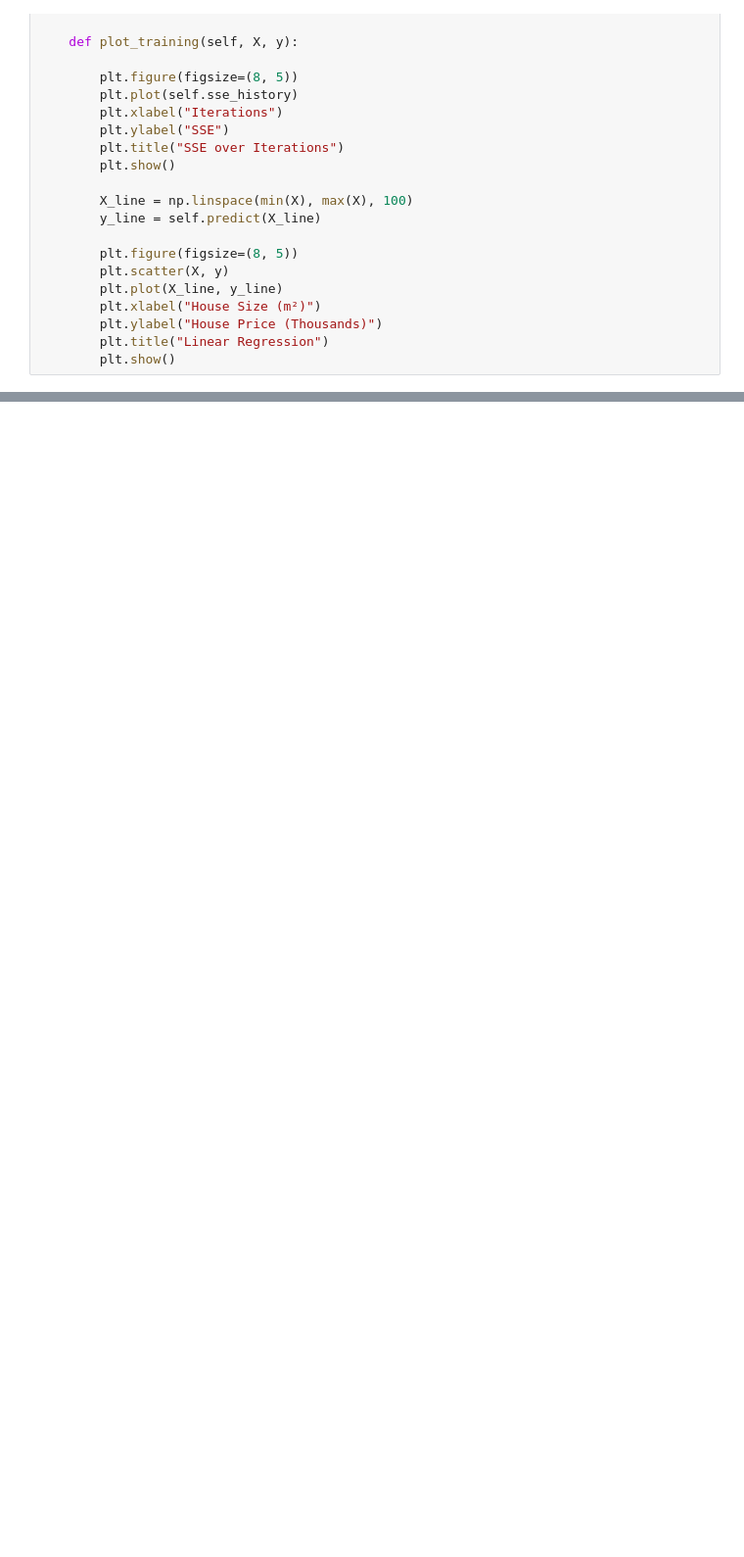
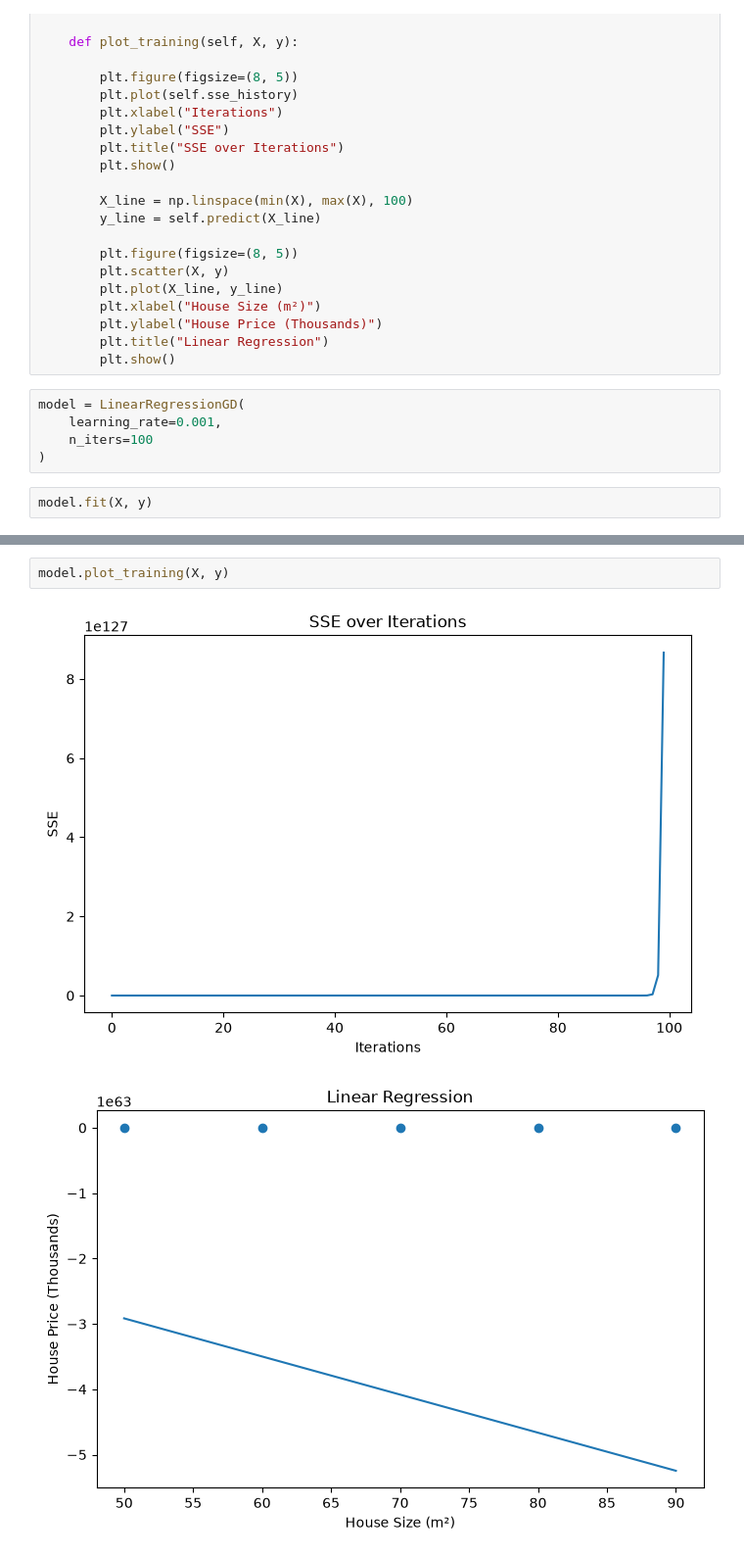
Before and after one commit to Maha-123-dot/Ai_diploma_master, a Jupyter notebook: ML/task/solve_task.ipynb, the cells around one changed output, grey strips where cells are left out. Shown at 98% size. Drawn from its saved outputs; the diff is of its cells as text; blank space fills up the shorter version.

```diff
--- a/ML/task/solve_task.ipynb
+++ b/ML/task/solve_task.ipynb
@@ -67,3 +70,10 @@ class LinearRegressionGD:
         plt.ylabel("House Price (Thousands)")
         plt.title("Linear Regression")
         plt.show()
+# %%
+model = LinearRegressionGD(
+    learning_rate=0.001,
+    n_iters=100
+)
+# %%
+model.fit(X, y)
@@ -69,0 +100,5 @@ class LinearRegressionGD:
+# %%
+model.plot_training(X, y)
+# %% [output]
+[figure, added]
+[figure, added]
```
Also changed, not shown: parts of 10 cells of this notebook.
